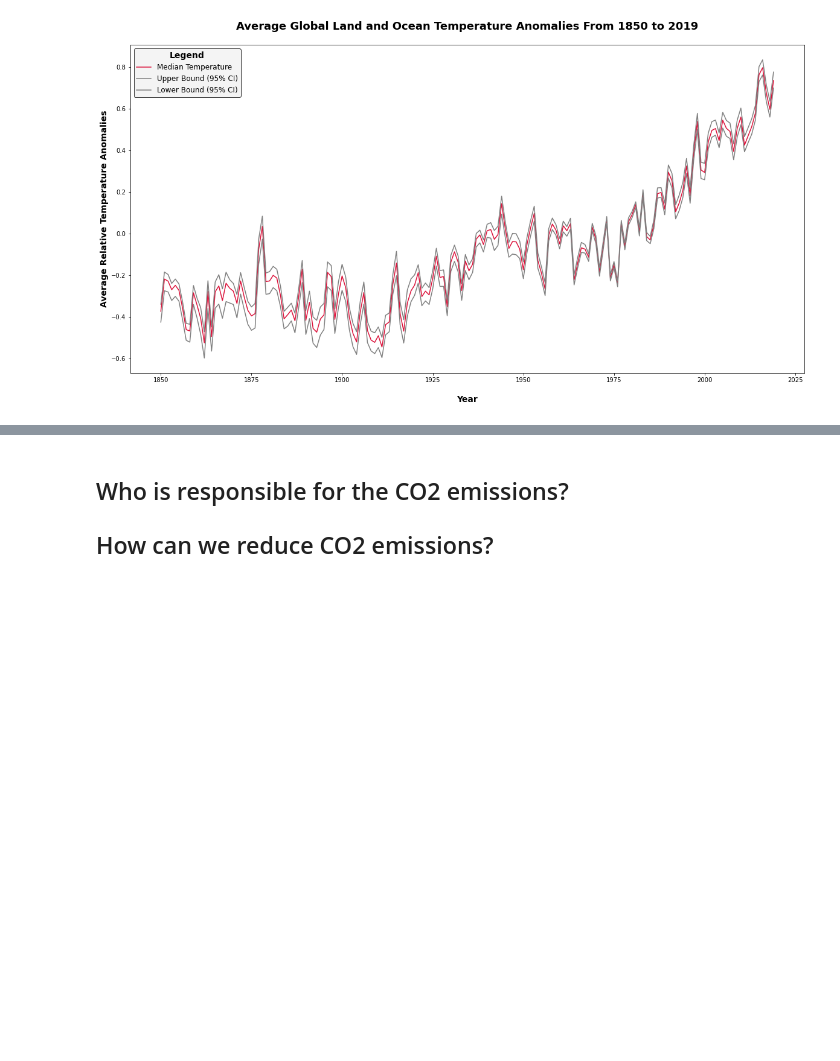
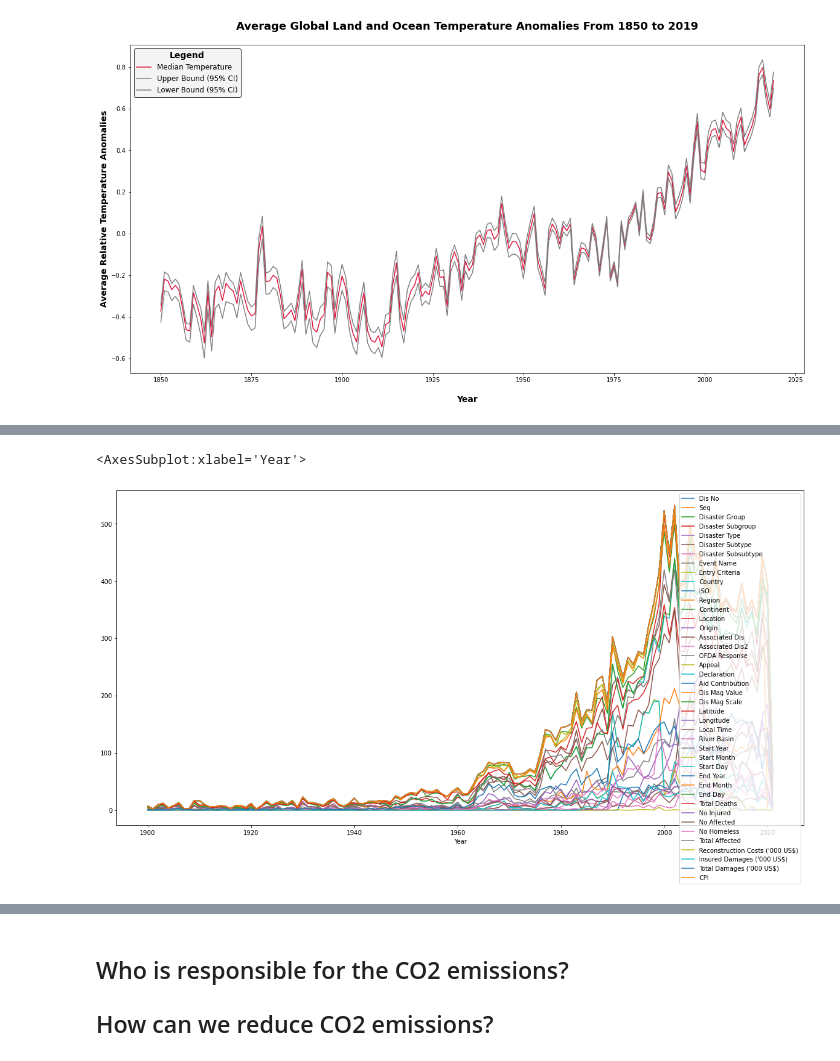
Before and after one commit to radroid/climate-change-analysis, a Jupyter notebook: notebooks/Climate Change - Exploratory Data Analysis.ipynb, the cells around one changed output, grey strips where cells are left out. Drawn from its saved outputs; the diff is of its cells as text; code cells hidden in the pictures; blank space fills up the shorter version.

Commit message:
Update Climate Change - Exploratory Data Analysis.ipynb
- Create visualizations for all the evidence datasets.

```diff
--- a/notebooks/Climate Change - Exploratory Data Analysis.ipynb
+++ b/notebooks/Climate Change - Exploratory Data Analysis.ipynb
@@ -47,15 +49,21 @@ The following datasets will be used:
 2. Glaciar Data
 # %%
 # Defining the directory that contains all datasets
-data_dir = pathlib.Path("../data")
+evidence_data_dir = pathlib.Path("../data/Evidence datasets")
 
 # Check if directory exists
-if not data_dir.exists():
-    raise FileNotFoundError(f"No data directory named {data_dir} found.")
+if not evidence_data_dir.exists():
+    raise FileNotFoundError(f"No data directory named {evidence_data_dir} found.")
 
 # Defining datasets
 datasets = {
-    "Temperature Anomaly": data_dir / "temperature-anomaly.csv"
+    "Temperature Anomaly": evidence_data_dir / "temperature-anomaly.csv",
+    "Glaciers": evidence_data_dir / "glaciers-dataset.csv",
+    "Antartica Mass": evidence_data_dir / "antartica-mass-dataset.csv",
+    "Sea levels": evidence_data_dir / "sea-levels-dataset.csv",
+    "Natural Disasters": evidence_data_dir / "natural-disasters-emdat-dataset.xlsx",
+    "CO2 concentrations": evidence_data_dir / "global-co2-concentrations.csv",
+    "Global Temp Forces": evidence_data_dir / "Forces for rise in temps.csv"
 }
 
 # Check if all the datasets exist
@@ -68,0 +83,15 @@ Temperature Anomaly Dataset Found.
+# %%
+# Create dataframes
+dataset_dfs = {}
+
+for dataset_name, path in datasets.items():
+    if path.exists():
+        if path.suffix == '.csv':
+            dataset_dfs.update({dataset_name: pd.read_csv(path)})
+            print(f"{dataset_name} Dataset Loaded.")
+        elif path.suffix == '.xlsx':
+            dataset_dfs.update({dataset_name: pd.read_excel(path)})
+            print(f"{dataset_name} Dataset Loaded.")
+
+    else:
+        raise FileNotFoundError(f"Dataset {dataset_name} was not found.")
@@ -69,5 +109,5 @@ Temperature Anomaly Dataset Found.
 # %%
-global_temp_df = pd.read_csv(datasets["Temperature Anomaly"], index_col=["Year"])
+global_temp_df = dataset_dfs["Temperature Anomaly"].set_index("Year")
 global_temp_df.head()
 # %% [output]
 |  | Entity | Code | Median temperature anomaly from 1... | Upper bound (95% CI) | Lower bound (95% CI) |
@@ -112,0 +414,3 @@ leg.get_frame().set_edgecolor('#000000')
+# %%
+disasters_df = dataset_dfs["Natural Disasters"]
+disasters_df
@@ -112,0 +463,5 @@ leg.get_frame().set_edgecolor('#000000')
+# %%
+disasters_df.groupby("Year").count().plot(figsize=(20,10))
+# %% [output]
+<AxesSubplot:xlabel='Year'>
+[figure, added]
```
Also changed, not shown: parts of 33 cells of this notebook.
